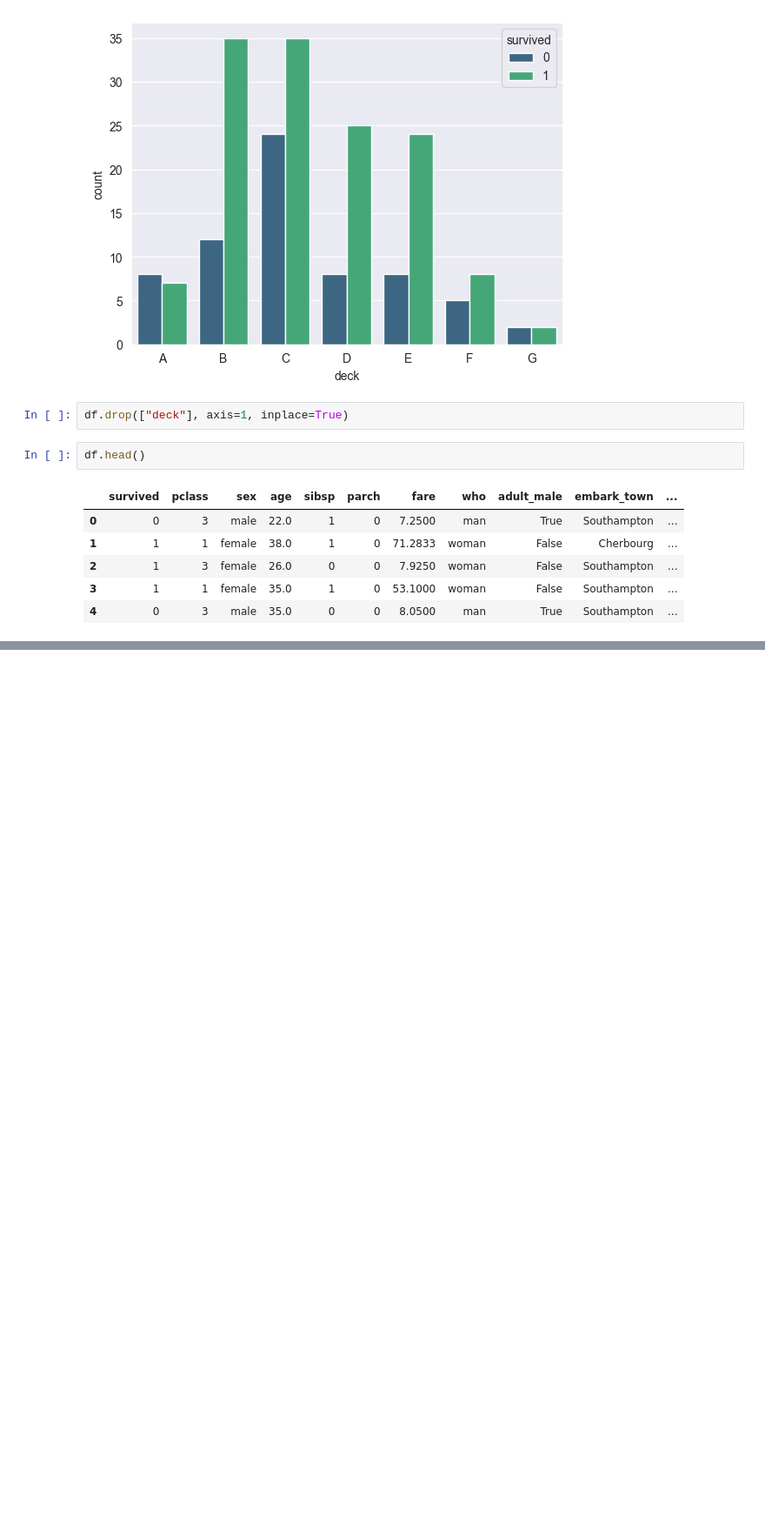
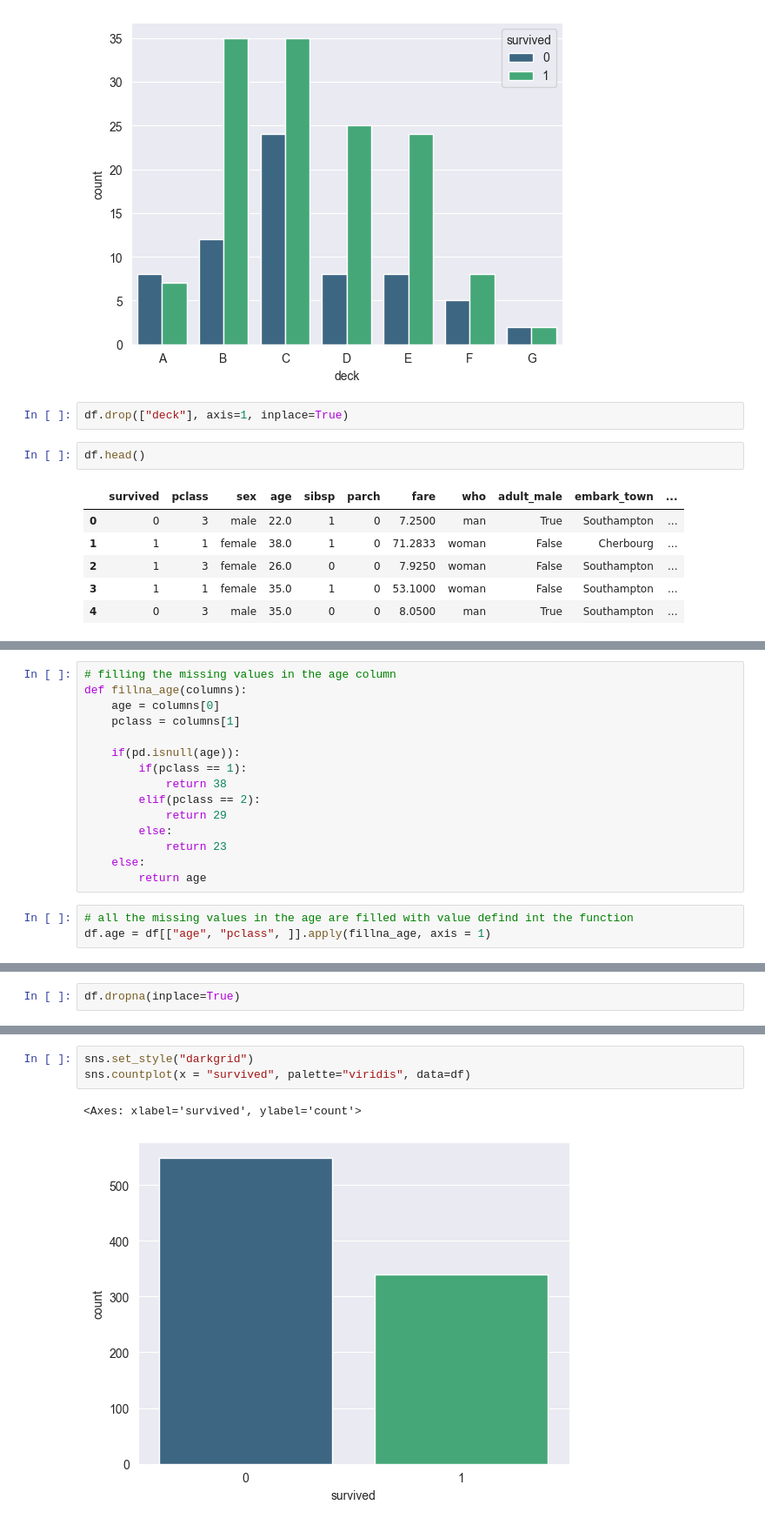
Before and after one commit to harpreet-03/ML_with_Python, a Jupyter notebook: Module_2/Logistic_Regression/logistic_regression.ipynb, the cells around one changed output, grey strips where cells are left out. Shown: that part at 87% size. Saved outputs shown, nothing was run; the diff lists cells and outputs as text; blank space fills up the shorter version.

```diff
--- a/Module_2/Logistic_Regression/logistic_regression.ipynb
+++ b/Module_2/Logistic_Regression/logistic_regression.ipynb
@@ -138,0 +145,18 @@ df.head()
+# %%
+# filling the missing values in the age column
+def fillna_age(columns):
+    age = columns[0]
+    pclass = columns[1]
+
+    if(pd.isnull(age)):
+        if(pclass == 1):
+            return 38
+        elif(pclass == 2):
+            return 29
+        else:
+            return 23
+    else:
+        return age
+# %%
+# all the missing values in the age are filled with value defind int the function
+df.age = df[["age", "pclass", ]].apply(fillna_age, axis = 1)
@@ -138,0 +184,2 @@ df.head()
+# %%
+df.dropna(inplace=True)
@@ -138,0 +207,6 @@ df.head()
+# %%
+sns.set_style("darkgrid")
+sns.countplot(x = "survived", palette="viridis", data=df)
+# %% [output]
+<Axes: xlabel='survived', ylabel='count'>
+[figure, added]
```
Also changed, not shown: parts of 21 cells of this notebook.
